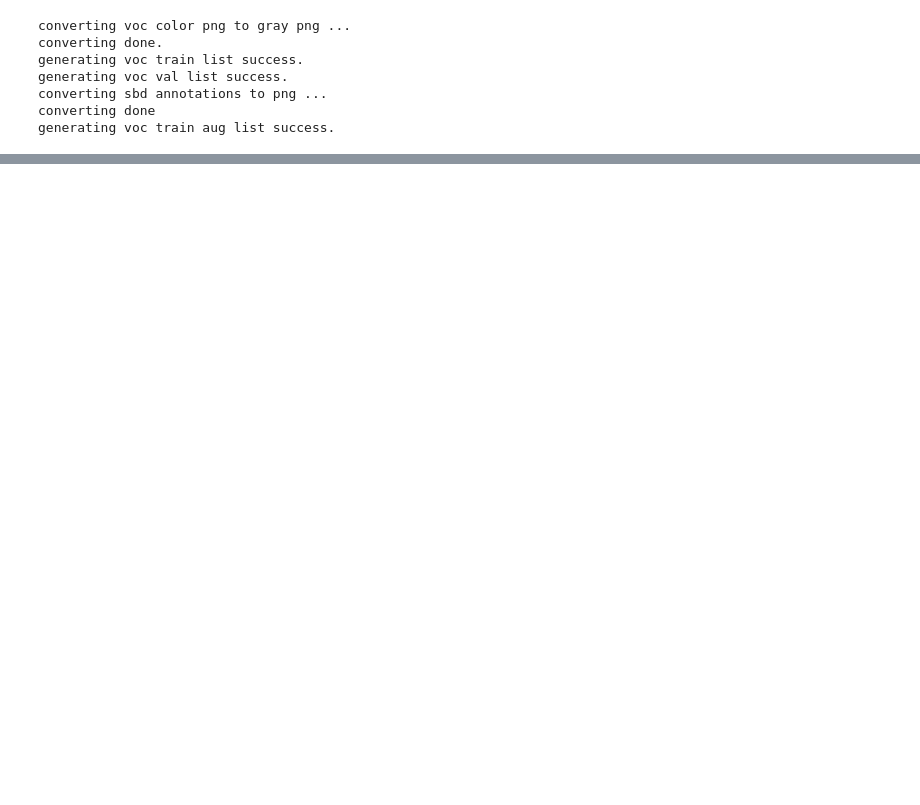
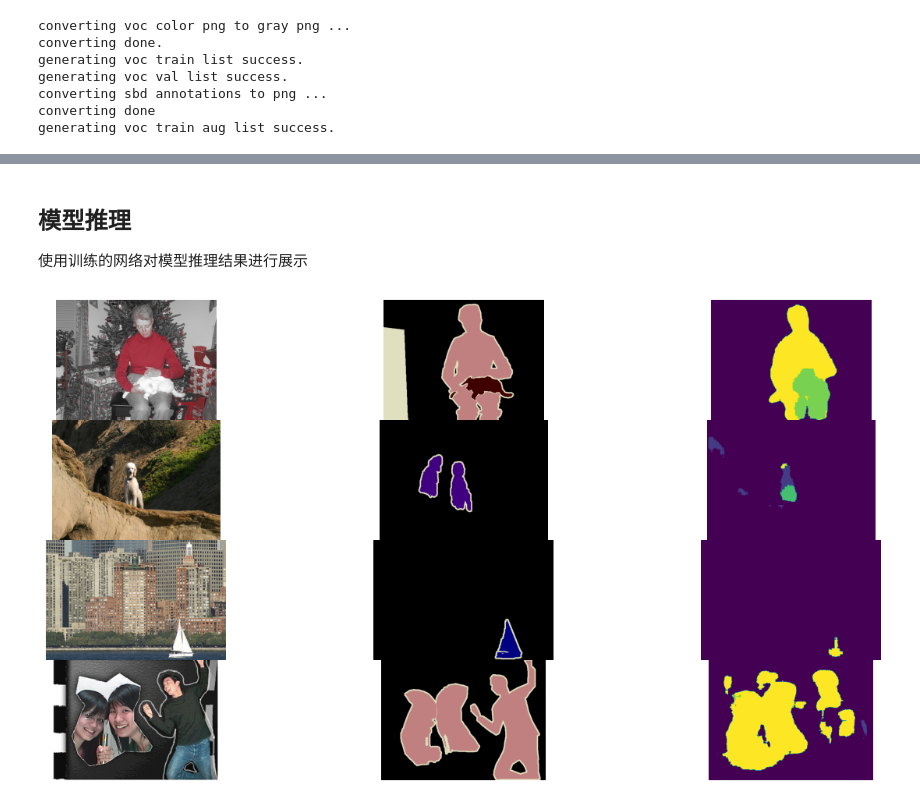
Before and after one commit to Jackey9797/FCN, a Jupyter notebook: FCN8s.ipynb, the cells around one changed output, grey strips where cells are left out. Drawn from its saved outputs; the diff is of its cells as text; code cells hidden in the pictures; blank space fills up the shorter version.

```diff
--- a/FCN8s.ipynb
+++ b/FCN8s.ipynb
@@ -230,0 +758,60 @@ result = net(t)
+# %% [markdown]
+## 模型推理
+使用训练的网络对模型推理结果进行展示
+# %%
+import numpy as np
+import cv2
+from PIL import Image
+from mindspore import Tensor
+import mindspore.common.dtype as mstype
+import mindspore.nn as nn
+from mindspore import context
+from mindspore.train.serialization import load_checkpoint, load_param_into_net
+
+data_lst = "./dataset/VOCdevkit/VOC2012/ImageSets/Segmentation/val.txt"
+with open(data_lst) as f:
+    image = f.readlines()
+
+net = FCN8s(n_class=num_classes)
+
+# 设置超参
+ckpt_file = "./ckpt/FCN8s_2-249_2645.ckpt"
+data_root = "./dataset/VOCdevkit/VOC2012"
+param_dict = load_checkpoint(ckpt_file)
+load_param_into_net(net, param_dict)
+eval_batch_size = 4
+img_lst = []
+for i, line in enumerate(image[100:104]):
+
+    img_name = line.strip('\n')
+    data_root = data_root
+    img_path = data_root + '/JPEGImages/' + str(img_name) + '.jpg'
+    img_ = np.array(Image.open(img_path), dtype=np.uint8)
+    img_lst.append(img_)
+
+res = eval_batch_scales(net, img_lst, scales=[1.0], base_crop_size=512, flip=False)
+
+
+plt.figure(figsize=(16, 8))
+for i, line in enumerate(image[100:104]):
+    img_name = line.strip('\n')
+    data_root = data_root
+    img_path = data_root + '/JPEGImages/' + str(img_name) + '.jpg'
+    msk_path = data_root + '/SegmentationClass/' + str(img_name) + '.png'
+    img_ = Image.open(img_path)
+    msk_ = Image.open(msk_path)
+    res_ = res[i]
+    plt.subplot(4, 3, i*3+1)
+    plt.imshow(img_)
+    plt.axis("off")
+    plt.subplots_adjust(wspace=0.05, hspace=0)
+    plt.subplot(4, 3, i*3+2)
+    plt.imshow(msk_)
+    plt.axis("off")
+    plt.subplots_adjust(wspace=0.05, hspace=0)
+    plt.subplot(4, 3, i*3+3)
+    plt.imshow(res_);
+    plt.axis("off")
+    plt.subplots_adjust(wspace=0.05, hspace=0)
+# %% [output]
+[figure, added]
```
Also changed, not shown: parts of 31 cells of this notebook, 9 other files.
